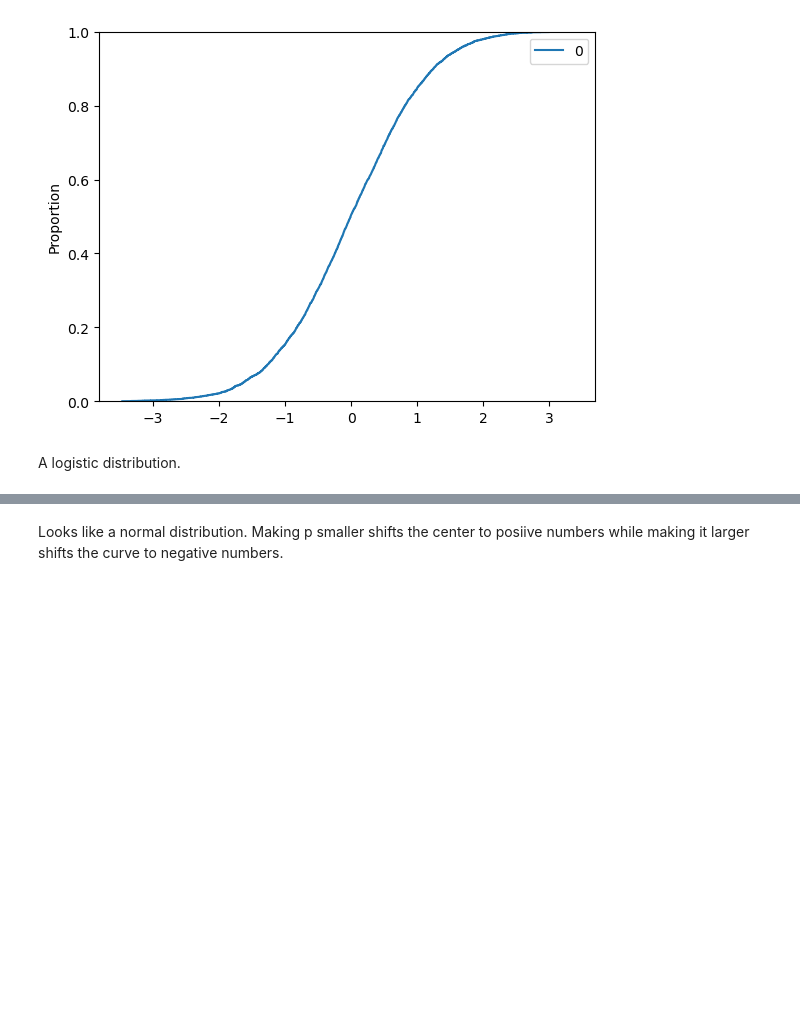
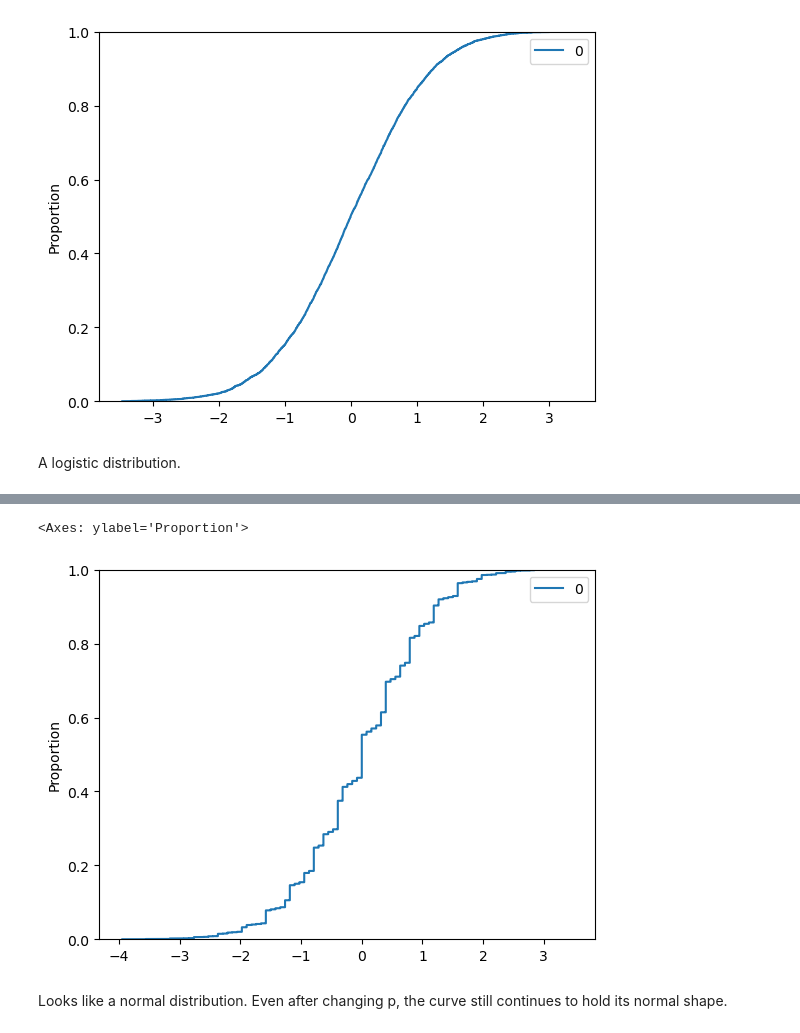
Before and after one commit to sayuri005/uu_categorical_and_numeric, a Jupyter notebook: thursday_lab/lab4.ipynb, the cells around one changed output, grey strips where cells are left out. Cells and saved outputs as stored; diff of their text form; code cells hidden in the pictures; blank space fills up the shorter version.

```diff
--- a/thursday_lab/lab4.ipynb
+++ b/thursday_lab/lab4.ipynb
@@ -70,3 +70,16 @@ sns.ecdfplot( data=df_3)
+# %%
+for i in range(5000):
+    each_round_3 =  rng.binomial(1,0.8,size=40)
+    df_3_round = pd.DataFrame(each_round_3)
+    each_expected = ((df_3_round[0]==1).sum())-(0.8*40)
+    each_divided = each_expected / np.sqrt(40*0.8*(1-0.8))
+    result_3.append(each_divided)
+
+df_3 = pd.DataFrame(result_3)
+sns.ecdfplot( data=df_3)
+# %% [output]
+<Axes: ylabel='Proportion'>
+[figure, added]
 # %% [markdown]
-Looks like a normal distribution. Making p smaller shifts the center to posiive numbers while making it larger shifts the curve to negative numbers.
+Looks like a normal distribution. Even after changing p, the curve still continues to hold its normal shape.
 # %%
```
Also changed, not shown: parts of 4 cells of this notebook, 3 other files.
